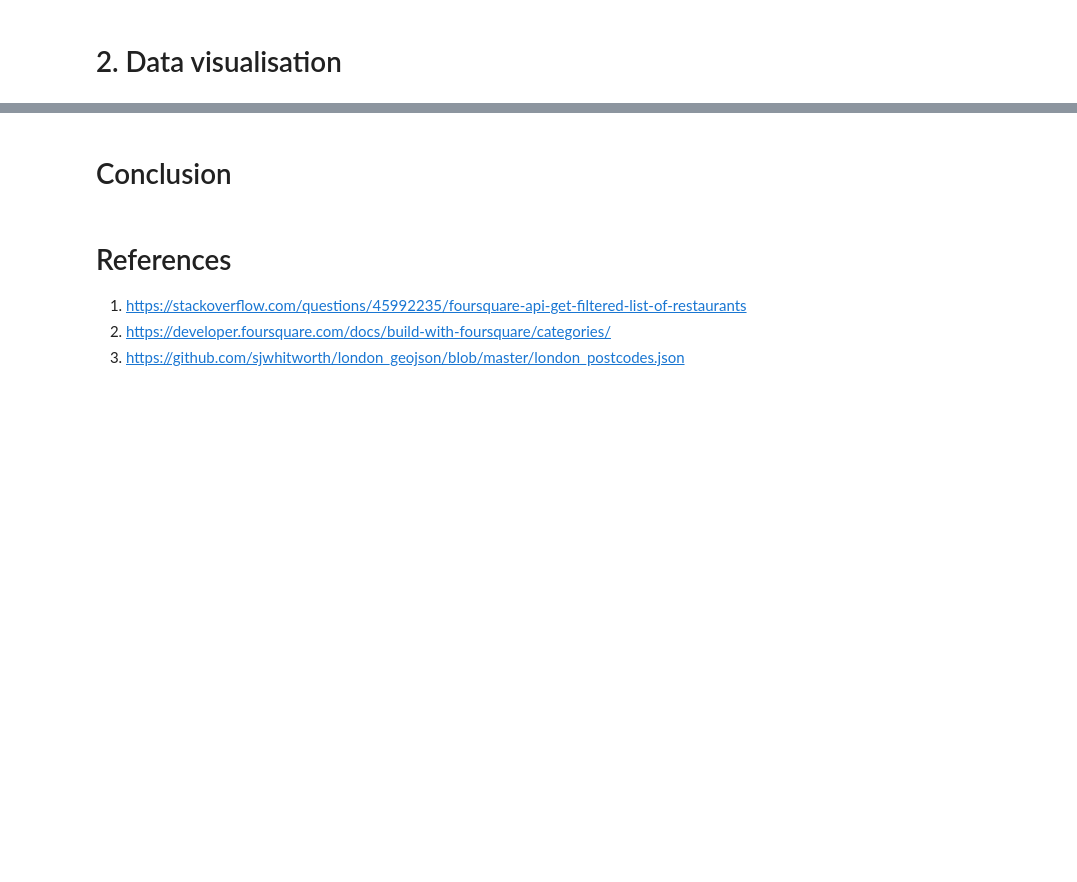
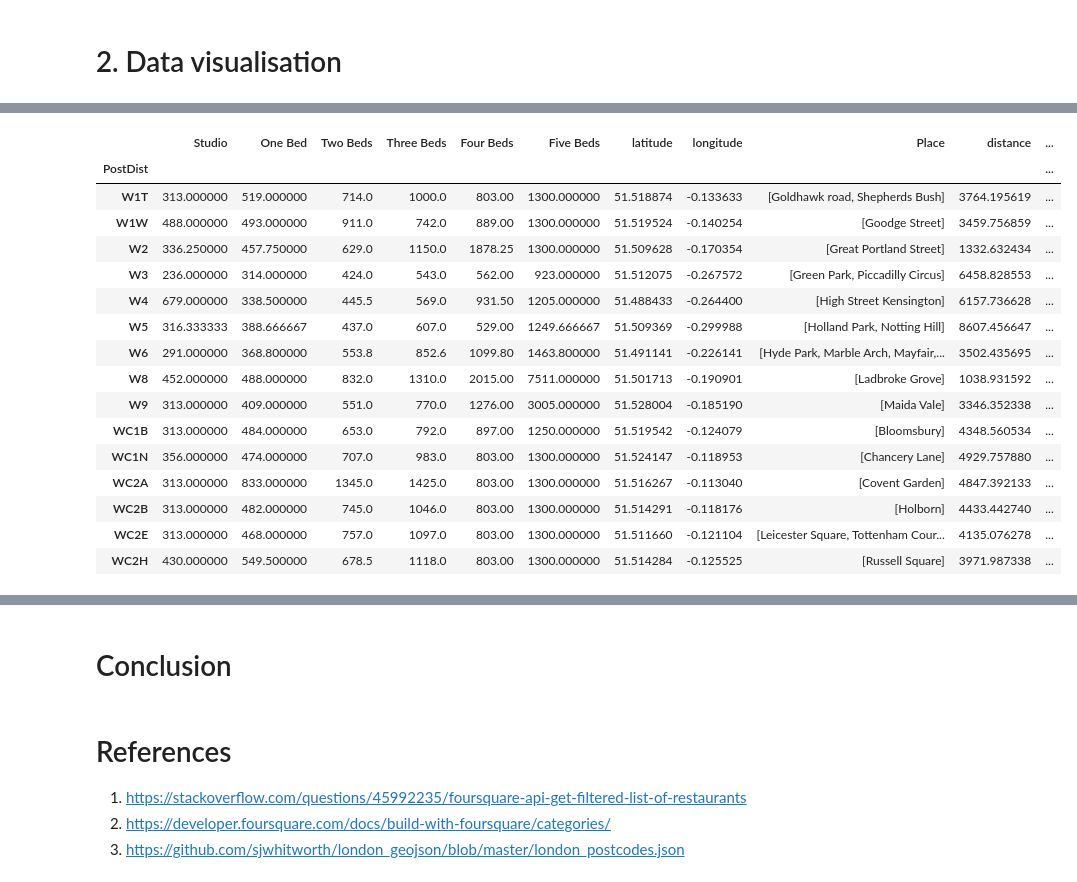
Before and after one commit to namiyousef/Coursera_Capstone, a Jupyter notebook: Capstone Notebooks/FinalCapstone_5_Analysis.ipynb, the cells around one changed output, grey strips where cells are left out. Drawn from its saved outputs; the diff is of its cells as text; code cells hidden in the pictures; blank space fills up the shorter version.

Commit message:
added function to calculate difference in lat-long

```diff
--- a/Capstone Notebooks/FinalCapstone_5_Analysis.ipynb
+++ b/Capstone Notebooks/FinalCapstone_5_Analysis.ipynb
@@ -583,0 +563,97 @@ distance_from_uni
+# %%
+def distance(origin, destination):
+    """
+    function that finds the distance between two points on the surface of the earth, given their latitude and
+    longitude values. Returns the value in KILOMETERS
+
+    Dependencies:
+    -------------
+    from math import radians, atan2, sqrt
+
+    Attributes:
+    -----------
+
+    origin: [float, float]
+        the latitude and longitudes of the origin point in the form [lat, long]
+
+    destination: [float, float]
+        the latitude and longitudes of the destinatino point in the form [lat, long]
+    """
+
+    phi_1, lambda_1 = [radians(item) for item in origin]
+    phi_2, lambda_2 = [radians(item) for item in destination]
+
+    radius = 6371 # km (this is the radius of the earth)
+
+    a = haversine(phi_1, phi_2, lambda_1, lambda_2)
+
+    c = 2 * atan2(sqrt(a), sqrt(1-a))
+    d = radius * c
+
+    return d
+
+def haversine(phi_1, phi_2, lambda_1, lambda_2):
+    """
+    function that performs the haversine calculation based on the parameters (in radians)
+
+    Dependencies:
+    -------------
+    from math import sin, cos
+
+    Attributes:
+    -----------
+
+    phi_1: float
+        phi_1 value (typically latitude of origin) in radians
+
+    phi_2: float
+        phi_2 value (typically latitude of destination) in radians
+
+
+    lambda_1: float
+        lambda_1 value (typically longitude of destination) in radians
+
+    lambda_2: float
+        lambda_2 value (typically longitude of destination) in radians
+    """
+
+
+    d_phi = phi_2-phi_1
+    d_lambda = lambda_2-lambda_1
+
+    a = sin(d_phi/2) * sin(d_phi/2) + cos(phi_1) \
+        * cos(phi_2) * sin(d_lambda/2) * sin(d_lambda/2)
+
+    return a
+
+
+distance_from_uni = [
+    distance(
+        [imperial_latitude, imperial_longitude],
+        lat_long
+    )
+
+    for lat_long in df_final[['latitude','longitude']].values.tolist()
+
+]
+
+df_final['distance_from_uni'] = np.asarray(distance_from_uni)*1000
+df_final.tail(15)
+# %% [output]
+|  | Studio | One Bed | Two Beds | Three Beds | Four Beds | Five Beds | latitude | longitude | Place | distance | ... |
+| PostDist |  |  |  |  |  |  |  |  |  |  | ... |
+| W1T | 313.000000 | 519.000000 | 714.0 | 1000.0 | 803.00 | 1300.000000 | 51.518874 | -0.133633 | [Goldhawk road, Shepherds Bush] | 3764.195619 | ... |
+| W1W | 488.000000 | 493.000000 | 911.0 | 742.0 | 889.00 | 1300.000000 | 51.519524 | -0.140254 | [Goodge Street] | 3459.756859 | ... |
+| W2 | 336.250000 | 457.750000 | 629.0 | 1150.0 | 1878.25 | 1300.000000 | 51.509628 | -0.170354 | [Great Portland Street] | 1332.632434 | ... |
+| W3 | 236.000000 | 314.000000 | 424.0 | 543.0 | 562.00 | 923.000000 | 51.512075 | -0.267572 | [Green Park, Piccadilly Circus] | 6458.828553 | ... |
+| W4 | 679.000000 | 338.500000 | 445.5 | 569.0 | 931.50 | 1205.000000 | 51.488433 | -0.264400 | [High Street Kensington] | 6157.736628 | ... |
+| W5 | 316.333333 | 388.666667 | 437.0 | 607.0 | 529.00 | 1249.666667 | 51.509369 | -0.299988 | [Holland Park, Notting Hill] | 8607.456647 | ... |
+| W6 | 291.000000 | 368.800000 | 553.8 | 852.6 | 1099.80 | 1463.800000 | 51.491141 | -0.226141 | [Hyde Park, Marble Arch, Mayfair,... | 3502.435695 | ... |
+| W8 | 452.000000 | 488.000000 | 832.0 | 1310.0 | 2015.00 | 7511.000000 | 51.501713 | -0.190901 | [Ladbroke Grove] | 1038.931592 | ... |
+| W9 | 313.000000 | 409.000000 | 551.0 | 770.0 | 1276.00 | 3005.000000 | 51.528004 | -0.185190 | [Maida Vale] | 3346.352338 | ... |
+| WC1B | 313.000000 | 484.000000 | 653.0 | 792.0 | 897.00 | 1250.000000 | 51.519542 | -0.124079 | [Bloomsbury] | 4348.560534 | ... |
+| WC1N | 356.000000 | 474.000000 | 707.0 | 983.0 | 803.00 | 1300.000000 | 51.524147 | -0.118953 | [Chancery Lane] | 4929.757880 | ... |
+| WC2A | 313.000000 | 833.000000 | 1345.0 | 1425.0 | 803.00 | 1300.000000 | 51.516267 | -0.113040 | [Covent Garden] | 4847.392133 | ... |
+| WC2B | 313.000000 | 482.000000 | 745.0 | 1046.0 | 803.00 | 1300.000000 | 51.514291 | -0.118176 | [Holborn] | 4433.442740 | ... |
+| WC2E | 313.000000 | 468.000000 | 757.0 | 1097.0 | 803.00 | 1300.000000 | 51.511660 | -0.121104 | [Leicester Square, Tottenham Cour... | 4135.076278 | ... |
+| WC2H | 430.000000 | 549.500000 | 678.5 | 1118.0 | 803.00 | 1300.000000 | 51.514284 | -0.125525 | [Russell Square] | 3971.987338 | ... |
```
Also changed, not shown: parts of 10 cells of this notebook.
